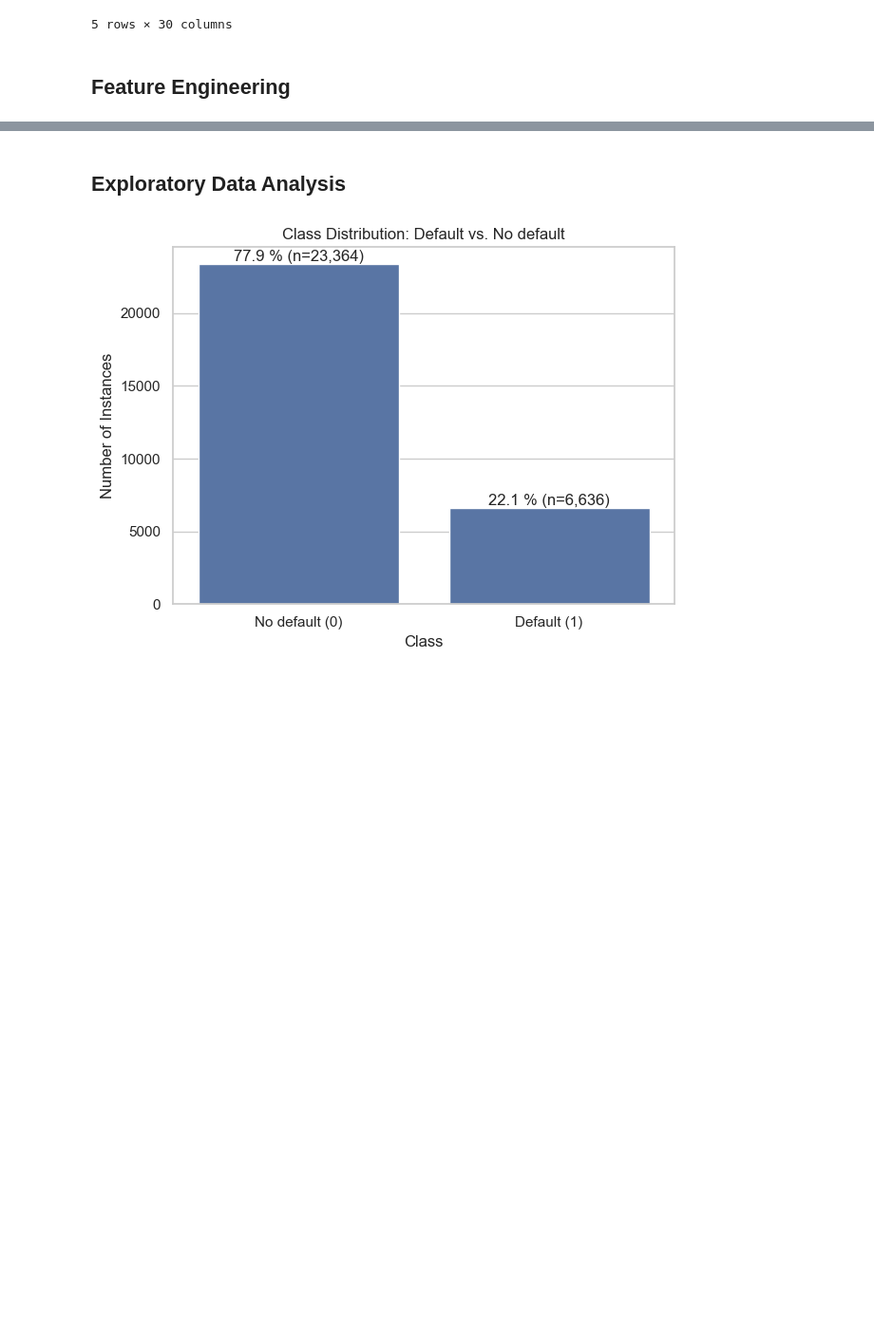
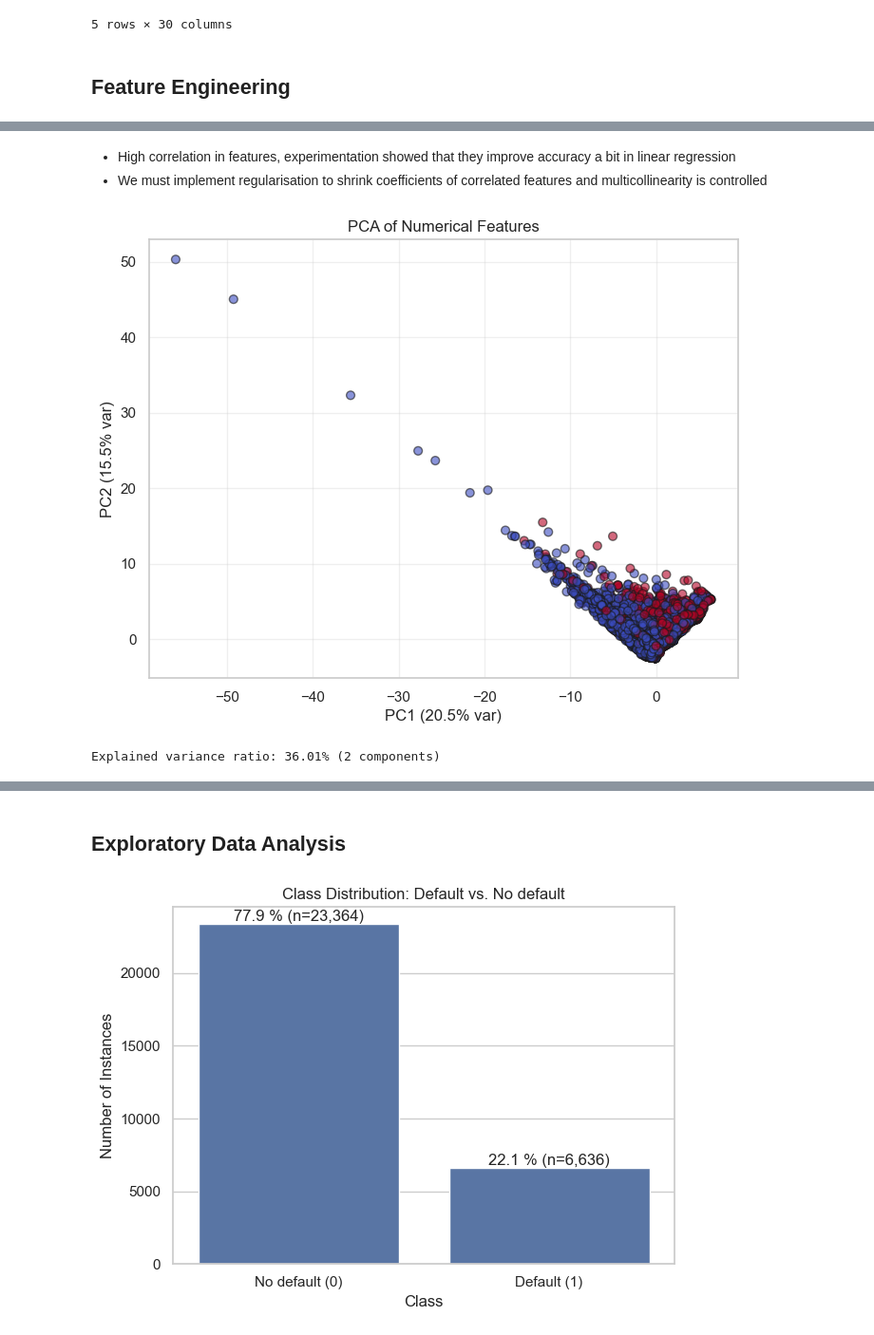
Before and after one commit to seue24/Risk-Management, a Jupyter notebook: QRM_Assignment Kopie.ipynb, the cells around one changed output, grey strips where cells are left out. Shown at 95% size. Drawn from its saved outputs; the diff is of its cells as text; code cells hidden in the pictures; blank space fills up the shorter version.

```diff
--- a/QRM_Assignment Kopie.ipynb
+++ b/QRM_Assignment Kopie.ipynb
@@ -235,0 +246,37 @@ df.head()
+# %% [markdown]
+- High correlation in features, experimentation showed that they improve accuracy a bit in linear regression
+- We must implement regularisation to shrink coefficients of correlated features and multicollinearity is controlled
+# %%
+numeric_features = [
+    'limit_bal', 'age', 'bill_mean', 'bill_std', 'bill_trend',
+    'pay_amt1', 'pay_amt2', 'pay_amt3', 'pay_amt4', 'pay_amt5', 'pay_amt6',
+    'max_late_payment', 'num_late_payments', 'recent_late_payment',
+    'delay_trend_overall', 'pay_volatility', 'max_consecutive_delays',
+    'delay_trend_short_term', 'num_fully_paid', 'num_inactive_months']
+
+scaler = StandardScaler()
+X_scaled = scaler.fit_transform(df[numeric_features])
+
+pca = PCA(n_components=2)
+X_pca = pca.fit_transform(X_scaled)
+
+plt.figure(figsize=(8,6))
+plt.scatter(
+    X_pca[:, 0],
+    X_pca[:, 1],
+    c=df['default'],
+    cmap='coolwarm',
+    alpha=0.6,
+    edgecolors='k',
+    s=40)
+
+plt.xlabel(f'PC1 ({pca.explained_variance_ratio_[0]*100:.1f}% var)')
+plt.ylabel(f'PC2 ({pca.explained_variance_ratio_[1]*100:.1f}% var)')
+plt.title('PCA of Numerical Features')
+plt.grid(True, alpha=0.3)
+plt.show()
+
+print(f"Explained variance ratio: {pca.explained_variance_ratio_.sum()*100:.2f}% (2 components)")
+# %% [output]
+[figure, added]
+Explained variance ratio: 36.01% (2 components)
```
Also changed, not shown: parts of 24 cells of this notebook, 1 other file.
